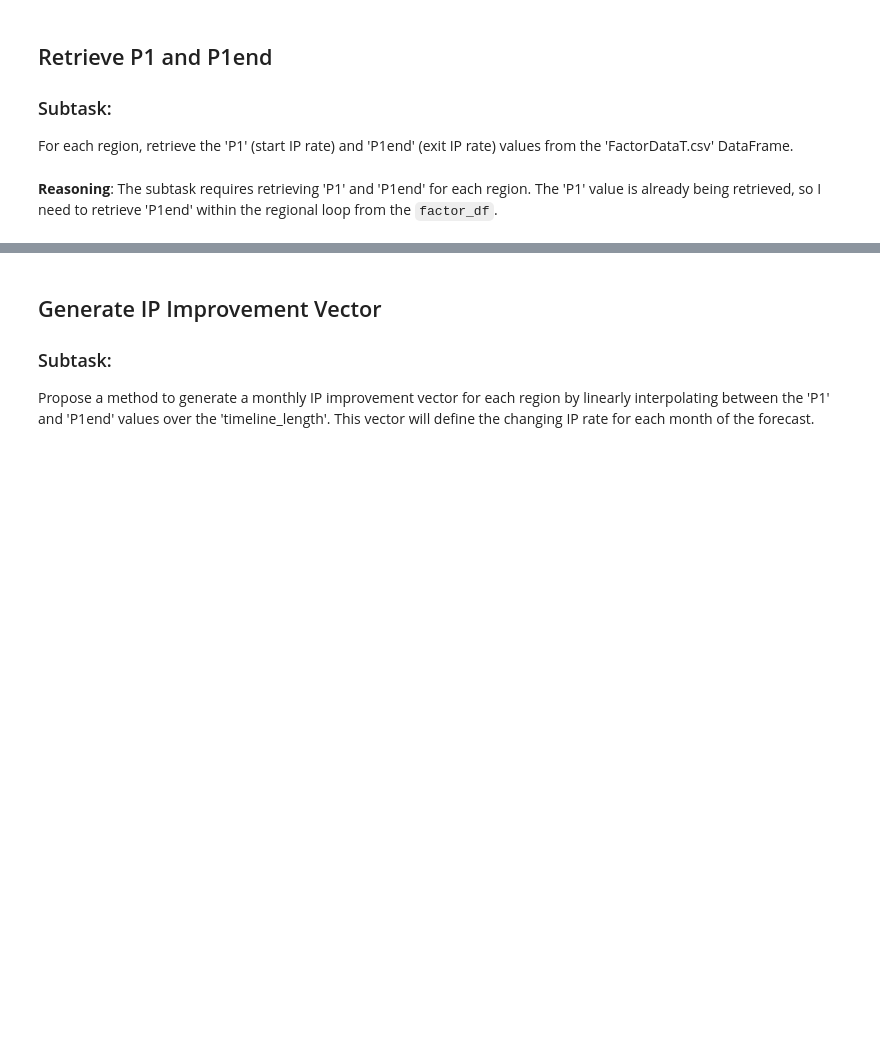
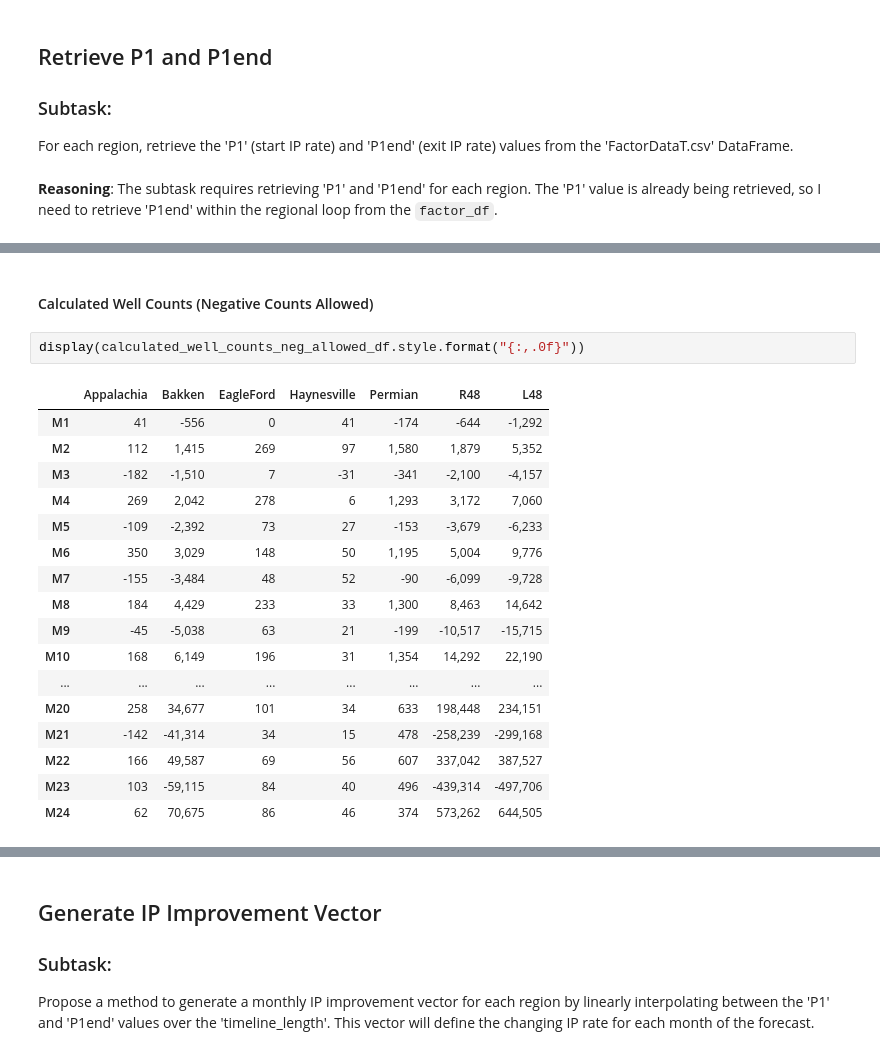
Before and after one commit to JozefSL/pyNotes, a Jupyter notebook: numpy/RegMprod_wIP_vector.ipynb, the cells around one changed output, grey strips where cells are left out. Saved outputs shown, nothing was run; the diff lists cells and outputs as text; blank space fills up the shorter version.

```diff
--- a/numpy/RegMprod_wIP_vector.ipynb
+++ b/numpy/RegMprod_wIP_vector.ipynb
@@ -694,0 +974,22 @@ New Single Well Production Matrix (BOE/day):
+# %% [markdown]
+#### Calculated Well Counts (Negative Counts Allowed)
+# %%
+display(calculated_well_counts_neg_allowed_df.style.format("{:,.0f}"))
+# %% [output]
+|  | Appalachia | Bakken | EagleFord | Haynesville | Permian | R48 | L48 |
+| M1 | 41 | -556 | 0 | 41 | -174 | -644 | -1,292 |
+| M2 | 112 | 1,415 | 269 | 97 | 1,580 | 1,879 | 5,352 |
+| M3 | -182 | -1,510 | 7 | -31 | -341 | -2,100 | -4,157 |
+| M4 | 269 | 2,042 | 278 | 6 | 1,293 | 3,172 | 7,060 |
+| M5 | -109 | -2,392 | 73 | 27 | -153 | -3,679 | -6,233 |
+| M6 | 350 | 3,029 | 148 | 50 | 1,195 | 5,004 | 9,776 |
+| M7 | -155 | -3,484 | 48 | 52 | -90 | -6,099 | -9,728 |
+| M8 | 184 | 4,429 | 233 | 33 | 1,300 | 8,463 | 14,642 |
+| M9 | -45 | -5,038 | 63 | 21 | -199 | -10,517 | -15,715 |
+| M10 | 168 | 6,149 | 196 | 31 | 1,354 | 14,292 | 22,190 |
+| ... | ... | ... | ... | ... | ... | ... | ... |
+| M20 | 258 | 34,677 | 101 | 34 | 633 | 198,448 | 234,151 |
+| M21 | -142 | -41,314 | 34 | 15 | 478 | -258,239 | -299,168 |
+| M22 | 166 | 49,587 | 69 | 56 | 607 | 337,042 | 387,527 |
+| M23 | 103 | -59,115 | 84 | 40 | 496 | -439,314 | -497,706 |
+| M24 | 62 | 70,675 | 86 | 46 | 374 | 573,262 | 644,505 |
```
Also changed, not shown: parts of 23 cells of this notebook.
